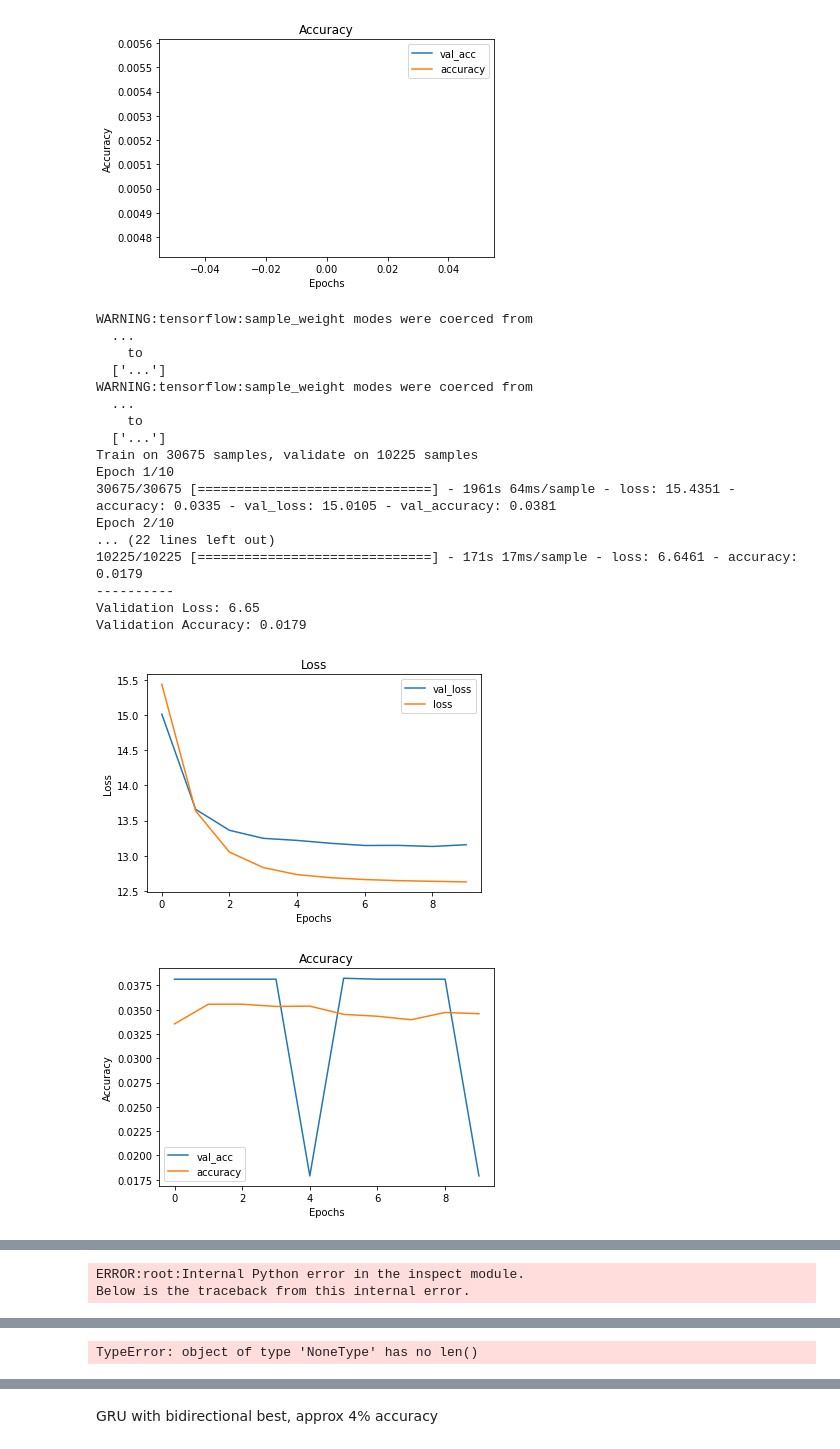
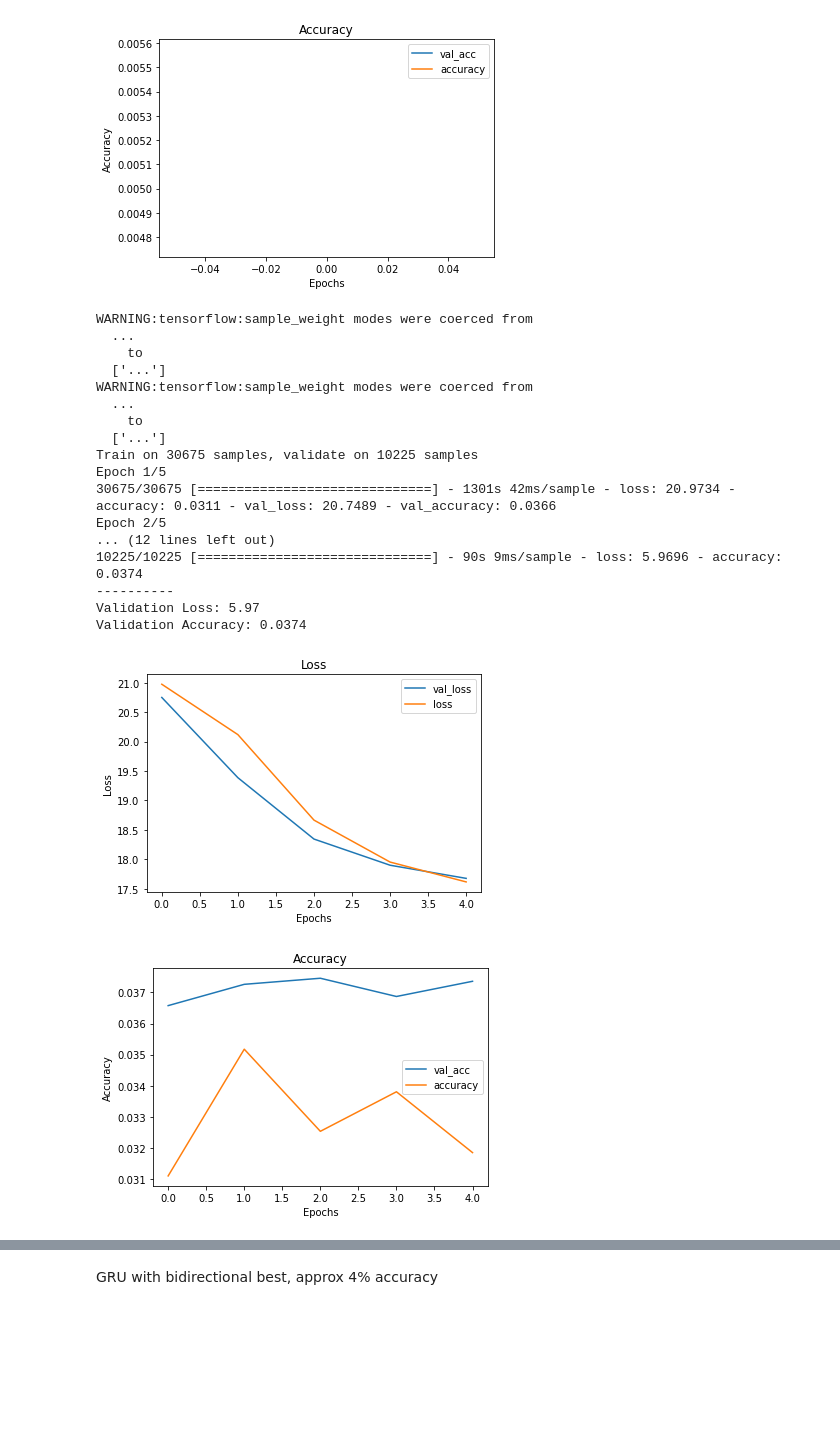
Before and after one commit to anbillinger/capstone, a Jupyter notebook: Model Testing-RNN.ipynb, the cells around one changed output, grey strips where cells are left out. Cells and saved outputs as stored; diff of their text form; code cells hidden in the pictures; blank space fills up the shorter version.

Commit message:
Testing with updated weights

```diff
--- a/Model Testing-RNN.ipynb
+++ b/Model Testing-RNN.ipynb
@@ -94,16 +94,20 @@ X_val_final = X_val_scale.reshape(X_val.shape[0],3000,1)
 print('X preprocessed')
 
 
-y_integers = np.argmax(y_train, axis=1)
-class_weights = compute_class_weight('balanced', np.unique(y_integers), y_integers)
-d_class_weights = dict(enumerate(class_weights))
+num_unrec = round((len(words_list_df)-sum(common_words))*.005)
+temp = pd.Series(num_unrec)
+temp.index = ['[UNRECOGNIZED]']
+words_list = pd.concat([common_words,temp])
 
-if len(d_class_weights)<y.shape[1]:
-    init_len = len(d_class_weights)
-    diff = y.shape[1]-init_len
-    for i in range(diff):
-        ind = init_len + i
-        d_class_weights[ind] = 0
+lb = LabelBinarizer()
+lb.fit(words_list.index)
+
+class_weight_dict = {}
+for ind in range(len(words_list)):
+    word = words_list.index[ind]
+    word_ind = lb.transform([word]).argmax()
+    class_weight_dict[word_ind] = sum(words_list)/(len(words_list)*words_list[ind])
+weight_dict_sorted = dict(sorted(class_weight_dict.items()))
 
 end = datetime.now()
 
@@ -196,14 +192,14 @@ from time import time
 
 start=datetime.now()
 lstm = keras.models.Sequential()
-lstm.add(keras.layers.Bidirectional(keras.layers.LSTM(64, input_shape=(3000,1,))))
+lstm.add(keras.layers.Bidirectional(keras.layers.LSTM(16, input_shape=(3000,1,))))
 lstm.add(keras.layers.Dense(y.shape[1],activation='softmax'))
 lstm.compile(loss='categorical_crossentropy',optimizer='sgd',metrics=['accuracy'])
 
 
 
-lstm_res=lstm.fit(X_train_final,y_train,epochs=10,batch_size=100,
-                  validation_data=(X_val_final,y_val),class_weight = d_class_weights,verbose=True)
+lstm_res=lstm.fit(X_train_final,y_train,epochs=5,batch_size=100,
+                  validation_data=(X_val_final,y_val),class_weight = weight_dict_sorted,verbose=True)
 end=datetime.now()
 print('LSTM, bidirectional, time elapsed: ',end-start)
 results_train = lstm.evaluate(X_train_final,y_train)
@@ -218,45 +214,45 @@ visualize_training_results(lstm_res)
 
 start = datetime.now()
 gru = keras.models.Sequential()
-gru.add(keras.layers.Bidirectional(keras.layers.GRU(64, input_shape=(3000,1,))))
+gru.add(keras.layers.Bidirectional(keras.layers.GRU(16, input_shape=(3000,1,))))
 gru.add(keras.layers.Dense(y.shape[1],activation='softmax'))
 gru.compile(loss='categorical_crossentropy',optimizer='sgd',metrics=['accuracy'])
 
 
 
-gru_res=gru.fit(X_train_final,y_train,epochs=10,batch_size=100,validation_data=(X_val_final,y_val),
-                class_weight = d_class_weights,verbose=False)
+gru_res=gru.fit(X_train_final,y_train,epochs=5,batch_size=100,validation_data=(X_val_final,y_val),
+                class_weight = weight_dict_sorted,verbose=False)
 end=datetime.now()
 
 print('GRU, bidirectional, time elapsed: ',end-start)
 results_train = gru.evaluate(X_train_final,y_train)
 print('----------')
 print(f'Training Loss: {results_train[0]:.3} \nTraining Accuracy: {results_train[1]:.3}')
 results_val = gru.evaluate(X_val_final,y_val)
 print('----------')
 print(f'Validation Loss: {results_val[0]:.3} \nValidation Accuracy: {results_val[1]:.3}')
 
 visualize_training_results(gru_res)
 # %% [output]
 WARNING:tensorflow:sample_weight modes were coerced from
   ...
     to
   ['...']
 WARNING:tensorflow:sample_weight modes were coerced from
   ...
     to
   ['...']
 Train on 30675 samples, validate on 10225 samples
-Epoch 1/10
-30675/30675 [==============================] - 1961s 64ms/sample - loss: 15.4351 - accuracy: 0.0335 - val_loss: 15.0105 - val_accuracy: 0.0381
-Epoch 2/10
-... (22 lines left out)
-10225/10225 [==============================] - 171s 17ms/sample - loss: 6.6461 - accuracy: 0.0179
+Epoch 1/5
+30675/30675 [==============================] - 1301s 42ms/sample - loss: 20.9734 - accuracy: 0.0311 - val_loss: 20.7489 - val_accuracy: 0.0366
+Epoch 2/5
+... (12 lines left out)
+10225/10225 [==============================] - 90s 9ms/sample - loss: 5.9696 - accuracy: 0.0374
 ----------
-Validation Loss: 6.65
-Validation Accuracy: 0.0179
+Validation Loss: 5.97
+Validation Accuracy: 0.0374
-[figure, old version]
+[figure, new version]
-[figure, old version]
+[figure, new version]
 WARNING:tensorflow:sample_weight modes were coerced from
   ...
     to
@@ -277,2 +272,0 @@ Validation Accuracy: 0.0381
-ERROR:root:Internal Python error in the inspect module.
-Below is the traceback from this internal error.
@@ -296 +272,0 @@ KeyboardInterrupt
-TypeError: object of type 'NoneType' has no len()
```
Also changed, not shown: parts of 8 cells of this notebook, 6 other files.
